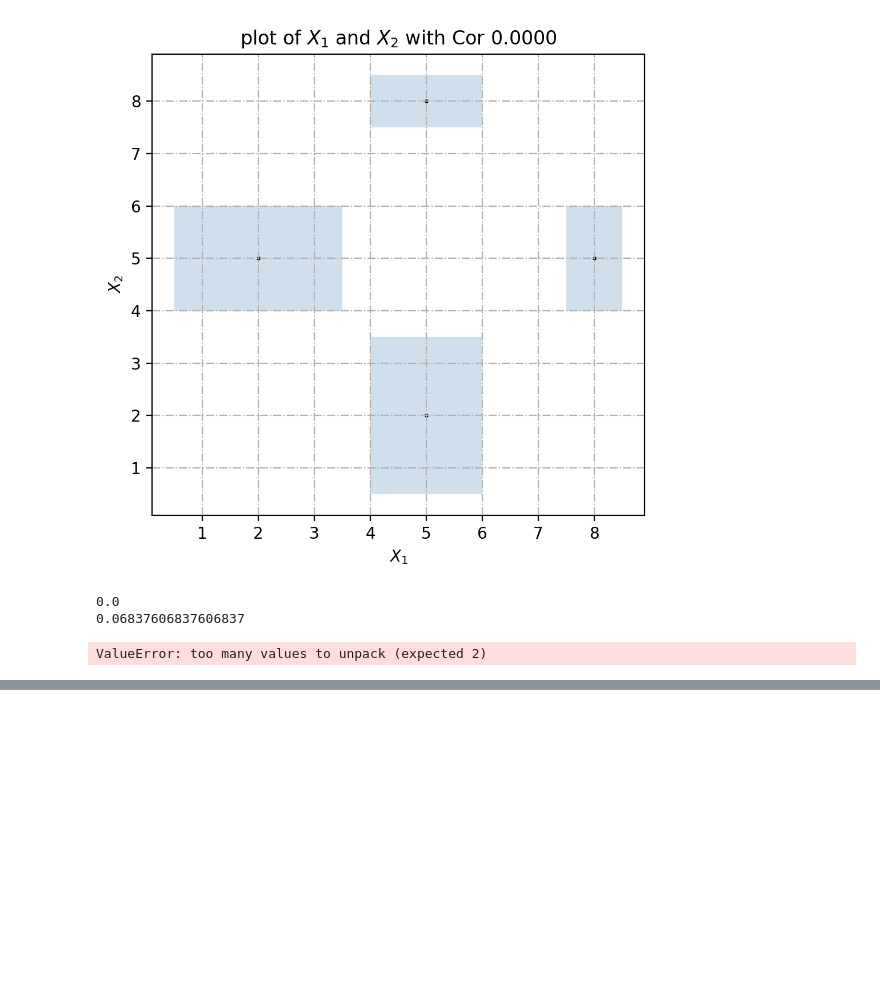
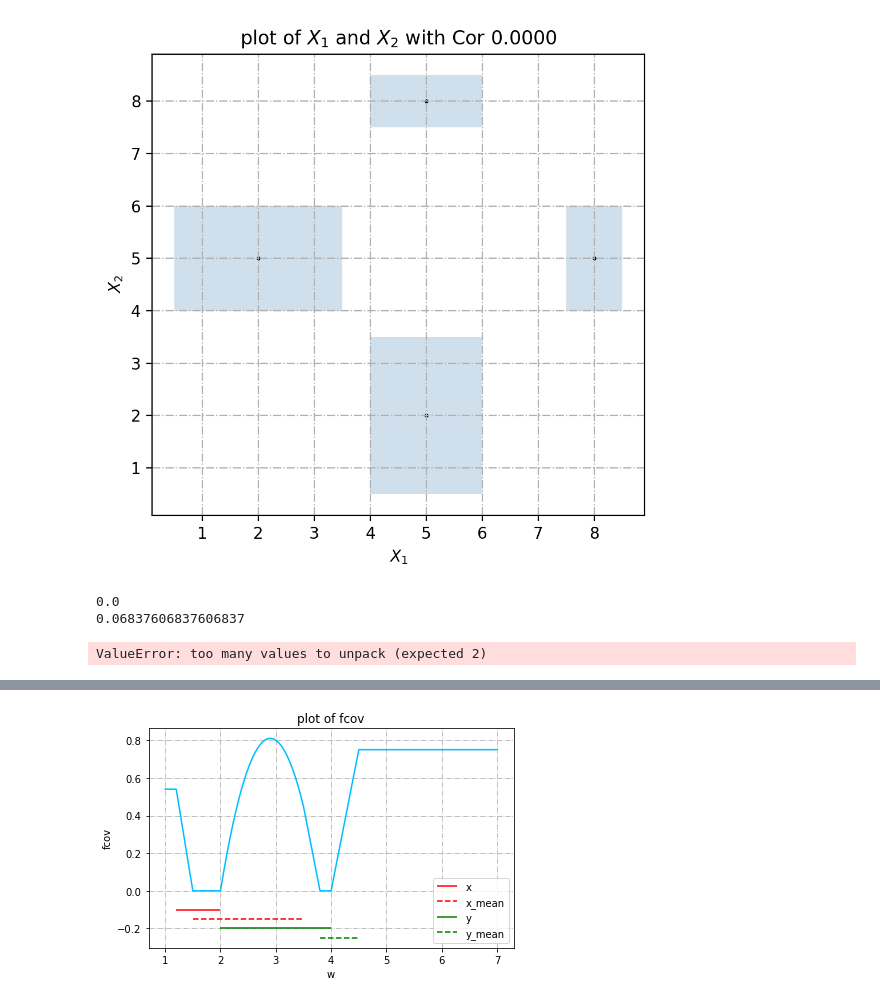
Before and after one commit to kxlkxl1999/ZKRP, a Jupyter notebook: main.ipynb, the cells around one changed output, grey strips where cells are left out. Cells and saved outputs as stored; diff of their text form; code cells hidden in the pictures; blank space fills up the shorter version.

```diff
--- a/main.ipynb
+++ b/main.ipynb
@@ -679,0 +699,29 @@ w = np.linspace(1, 7, 1000)
+# %%
+# 测试 fcov()
+x = np.array([1.2, 2])
+x_mean = np.array([1.5, 3.5])
+y = np.array([2, 4])
+y_mean = np.array([3.8,4.5])
+
+f = []
+w = np.linspace(1, 7, 1000)
+for i in range(1000):
+    f.append(-1 * fcov(w[i], x, y, x_mean, y_mean))
+
+plt.plot(w, f, alpha=1, color='deepskyblue')
+plt.hlines(-0.1, x[0], x[1], color='red', label='x')
+plt.hlines(-0.15, x_mean[0], x_mean[1], color='red', linestyles='--', label='x_mean')
+plt.hlines(-0.2, y[0], y[1], color='green', label='y')
+plt.hlines(-0.25, y_mean[0], y_mean[1], color='green', linestyles='--', label='y_mean')
+
+plt.title('plot of fcov')  # 折线图标题
+plt.xlabel('w')  # x轴标题
+plt.ylabel('fcov')  # y轴标题
+plt.grid(ls='-.')  # 绘制背景线
+plt.legend(loc='best')
+plt.tight_layout()
+plt.show()
+
+output = optimize.brute(fcov, ranges = ((x[0], x[1]), (y[0], y[1])), args=(x, y, x_mean, y_mean), full_output=True, finish=optimize.fmin)
+# %% [output]
+[figure, added]
```
Also changed, not shown: parts of 2 cells of this notebook, 1 other file.
